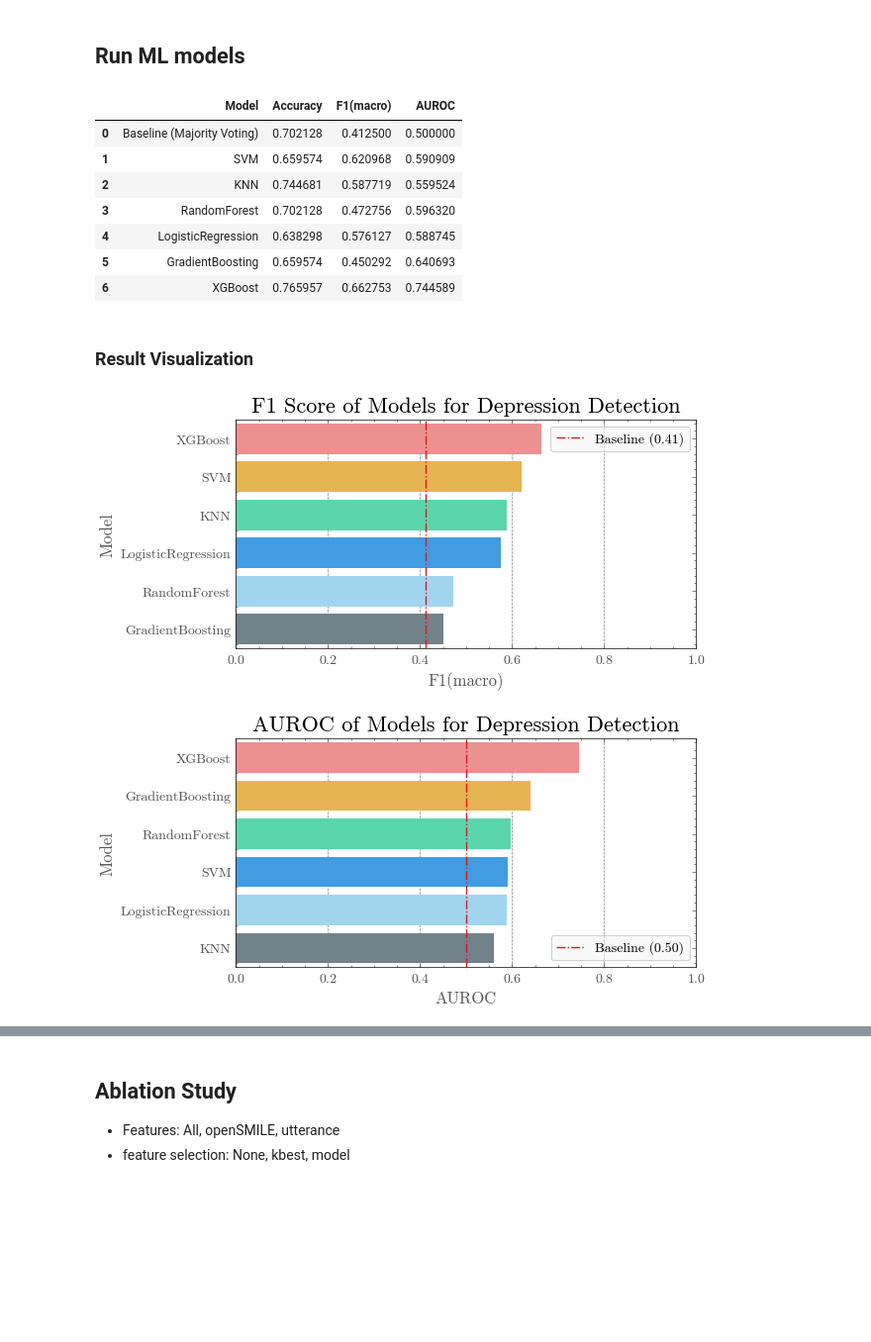
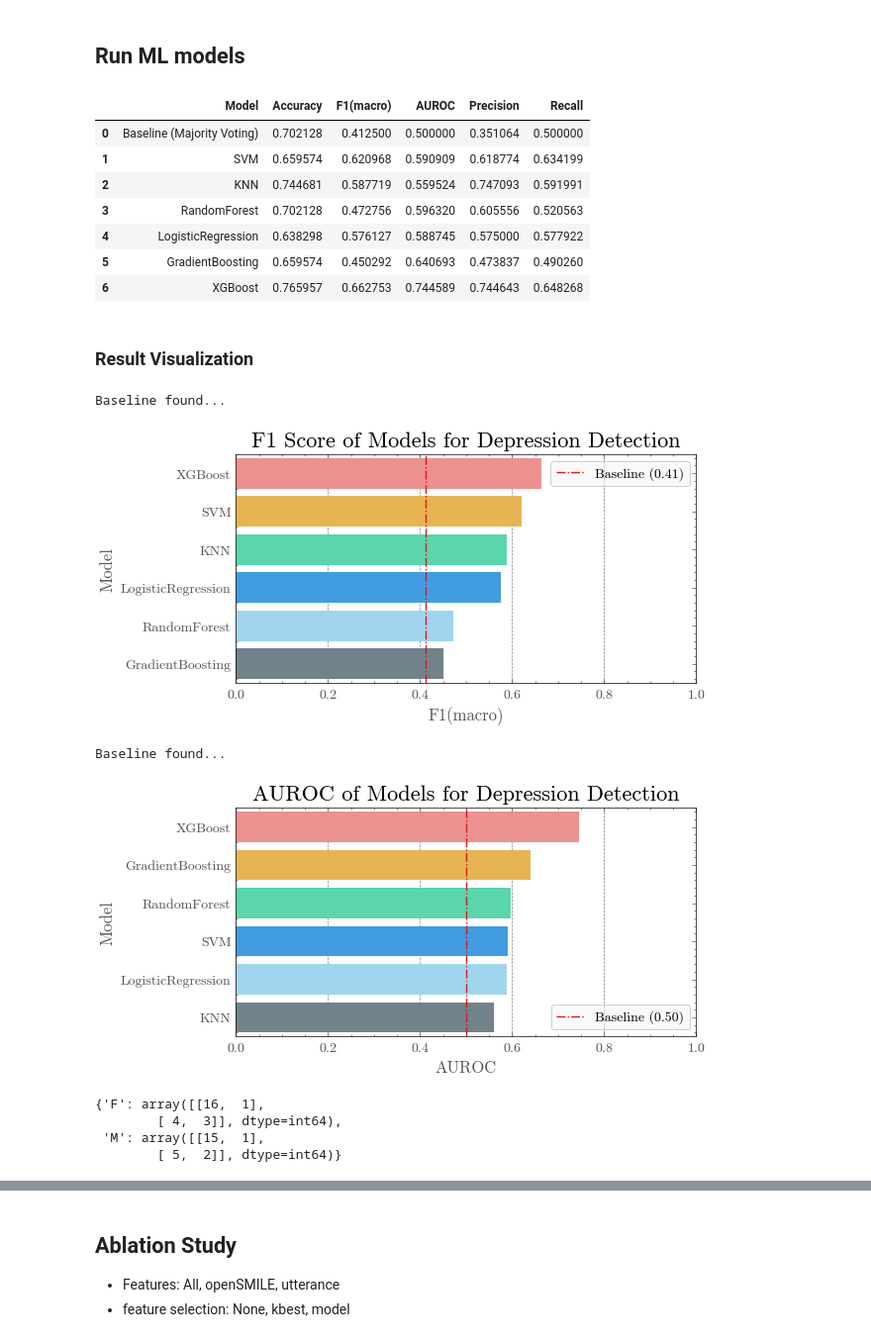
Before and after one commit to gn0219/daic-woz, a Jupyter notebook: 2. evaluate_basic_models.ipynb, the cells around one changed output, grey strips where cells are left out. Shown at 99% size. Drawn from its saved outputs; the diff is of its cells as text; code cells hidden in the pictures; blank space fills up the shorter version.

```diff
--- a/2. evaluate_basic_models.ipynb
+++ b/2. evaluate_basic_models.ipynb
@@ -41,29 +41,53 @@ Split values for rows with missing values: ['dev', 'dev', 'test']
 # %%
 from src.evaluate_ml_models import MLPipeline
 from src.evaluate_ml_models import set_seed_everything
 set_seed_everything(42)
 
 pipeline = MLPipeline(df, feature_cols=all_columns)
-result = pipeline.evaluate_models(baseline=True)
+result, report = pipeline.evaluate_models(baseline=True, report=True)
 display(result)
 # %% [output]
-|  | Model | Accuracy | F1(macro) | AUROC |
-| 0 | Baseline (Majority Voting) | 0.702128 | 0.412500 | 0.500000 |
-| 1 | SVM | 0.659574 | 0.620968 | 0.590909 |
-| 2 | KNN | 0.744681 | 0.587719 | 0.559524 |
-| 3 | RandomForest | 0.702128 | 0.472756 | 0.596320 |
-| 4 | LogisticRegression | 0.638298 | 0.576127 | 0.588745 |
-| 5 | GradientBoosting | 0.659574 | 0.450292 | 0.640693 |
-| 6 | XGBoost | 0.765957 | 0.662753 | 0.744589 |
+|  | Model | Accuracy | F1(macro) | AUROC | Precision | Recall |
+| 0 | Baseline (Majority Voting) | 0.702128 | 0.412500 | 0.500000 | 0.351064 | 0.500000 |
+| 1 | SVM | 0.659574 | 0.620968 | 0.590909 | 0.618774 | 0.634199 |
+| 2 | KNN | 0.744681 | 0.587719 | 0.559524 | 0.747093 | 0.591991 |
+| 3 | RandomForest | 0.702128 | 0.472756 | 0.596320 | 0.605556 | 0.520563 |
+| 4 | LogisticRegression | 0.638298 | 0.576127 | 0.588745 | 0.575000 | 0.577922 |
+| 5 | GradientBoosting | 0.659574 | 0.450292 | 0.640693 | 0.473837 | 0.490260 |
+| 6 | XGBoost | 0.765957 | 0.662753 | 0.744589 | 0.744643 | 0.648268 |
 # %% [markdown]
 ### Result Visualization
 # %%
-from src import plot_result
+from src import plot_result, plot_cm
 import os
 os.makedirs("result/viz", exist_ok=True)
 
 plot_result(result, metric='F1(macro)', sort=True, title="F1 Score of Models for Depression Detection", save_path="result/viz/feature_all_model_ml_metric_f1.png")
 plot_result(result, metric='AUROC', sort=True, title="AUROC of Models for Depression Detection", save_path="result/viz/feature_all_model_ml_metric_auroc.png")
 # %% [output]
+Baseline found...
 [figure]
+Baseline found...
 [figure]
+# %%
+from sklearn.metrics import confusion_matrix
+
+classified_result = report['XGBoost']['per_sample']
+classified_result = classified_result.merge(
+    df[['Participant_ID', 'Gender']],
+    on='Participant_ID',
+    how='left'
+)
+classified_result['GENDER'] = classified_result['Gender'].apply(lambda x: 'F' if x == 0 else 'M')
+
+conf_matrices_by_gender = {}
+for gender in ['F', 'M']:
+    subset = classified_result[classified_result['GENDER'] == gender]
+    cm = confusion_matrix(subset['True Label'], subset['Predicted Label'], labels=[0, 1])
+    conf_matrices_by_gender[gender] = cm
+conf_matrices_by_gender
+# %% [output]
+{'F': array([[16,  1],
+        [ 4,  3]], dtype=int64),
+ 'M': array([[15,  1],
+        [ 5,  2]], dtype=int64)}
```
Also changed, not shown: parts of 13 cells of this notebook, 9 other files.
